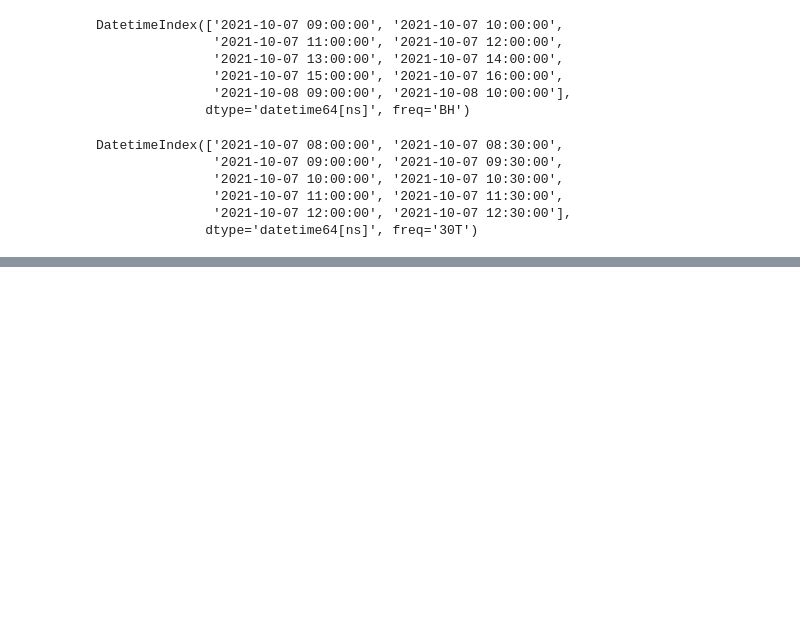
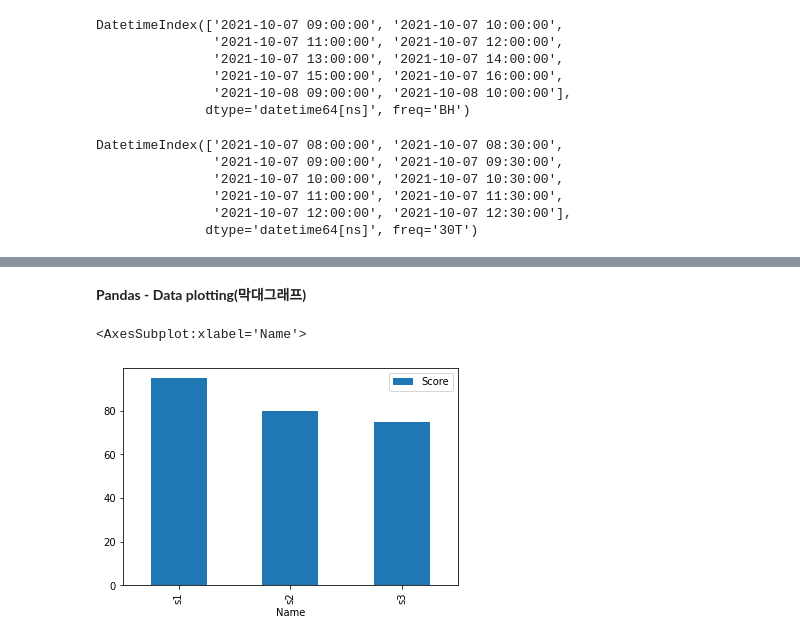
Before and after one commit to bglepark/TIL, a Jupyter notebook: Python/Pandas/2_Pandas.ipynb, the cells around one changed output, grey strips where cells are left out. Saved outputs shown, nothing was run; the diff lists cells and outputs as text; code cells hidden in the pictures; blank space fills up the shorter version.

Commit message:
Update more about Pandas

```diff
--- a/Python/Pandas/2_Pandas.ipynb
+++ b/Python/Pandas/2_Pandas.ipynb
@@ -901,0 +908,4 @@ DatetimeIndex(['2021-10-07 08:00:00', '2021-10-07 08:30:00',
+# %%
+data = [['s1',25,95],
+       ['s2',28,80],
+       ['s3',22,75]]
@@ -901,0 +916,2 @@ DatetimeIndex(['2021-10-07 08:00:00', '2021-10-07 08:30:00',
+# %%
+df = pd.DataFrame(data , index = ['row1','row2','row3'], columns=['Name', 'Age', 'Score'])
@@ -901,0 +1139,5 @@ DatetimeIndex(['2021-10-07 08:00:00', '2021-10-07 08:30:00',
+# %%
+df['Result']='None'
+# %%
+df.loc[df.Score>=80, 'Result']='Pass'
+# 80점 이상을 Pass로 바꿈
@@ -901,0 +1197,7 @@ DatetimeIndex(['2021-10-07 08:00:00', '2021-10-07 08:30:00',
+# %% [markdown]
+**Pandas - Data plotting(막대그래프)**
+# %%
+df.plot.bar('Name' , 'Score') # x축 , y축
+# %% [output]
+<AxesSubplot:xlabel='Name'>
+[figure, added]
```
Also changed, not shown: parts of 76 cells of this notebook.
